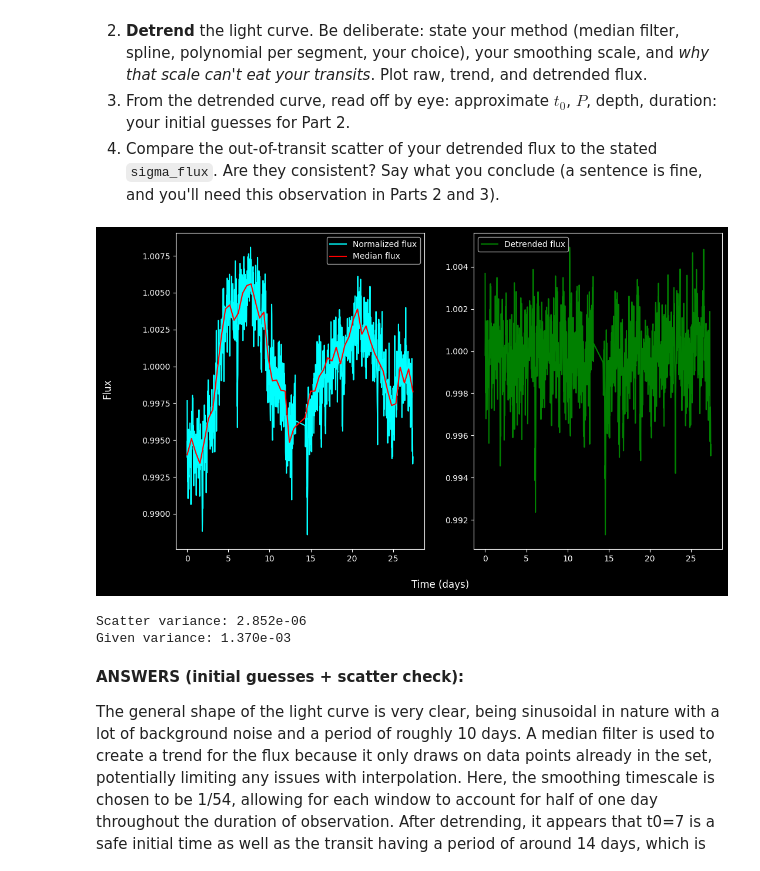
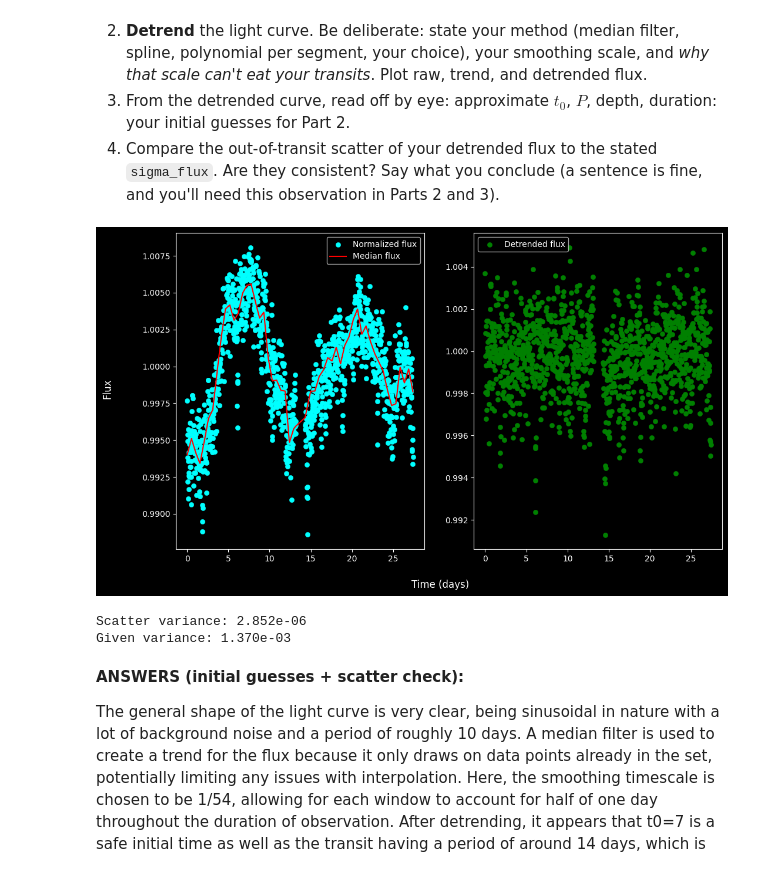
Before and after one commit to andrewtsteves/ast457_2026_Fall, a Jupyter notebook: submissions/asteves2/lab03.ipynb, the cells around one changed output. Saved outputs shown, nothing was run; the diff lists cells and outputs as text; code cells hidden in the pictures.

```diff
--- a/submissions/asteves2/lab03.ipynb
+++ b/submissions/asteves2/lab03.ipynb
@@ -78,36 +78,36 @@ med_filter = []
 for i in range(len(segments)):
     left = segments[i][0]
     right = segments[i][-1]
     mask = (t >= left) & (t <= right)
     med = np.median(flux[mask])
     med_filter.append(med)
 
 interp = interp1d(t_med_flux, med_filter, kind='linear')
 trend = interp(t)
 
 detrended = flux / trend
 
 mask = (t <= 13)
 ots = detrended[mask]               #Regions of out-of-transit scatter
 var = np.var(ots)
 var_flux = np.mean(sigma)
 
 fig, ax = plt.subplots(ncols = 2, nrows = 1, figsize = (12, 7))
-ax[0].plot(t, flux, label = 'Normalized flux', color = 'cyan')
+ax[0].scatter(t, flux, label = 'Normalized flux', color = 'cyan', linewidth = 0.3)
 ax[0].plot(t, trend, label = 'Median flux', color = 'red')
-ax[1].plot(t, detrended, label = 'Detrended flux', color = 'green')
+ax[1].scatter(t, detrended, label = 'Detrended flux', color = 'green', linewidth = 0.3)
 
 fig.supxlabel('Time (days)')
 fig.supylabel('Flux')
 
 ax[0].legend()
 ax[1].legend()
 plt.show()
 
 print(f'Scatter variance: {var:.3e}')
 print(f'Given variance: {var_flux:.3e}')
 # %% [output]
-[figure, old version]
+[figure, new version]
 Scatter variance: 2.852e-06
 Given variance: 1.370e-03
 # %% [markdown]
```
Also changed, not shown: parts of 3 cells of this notebook.
